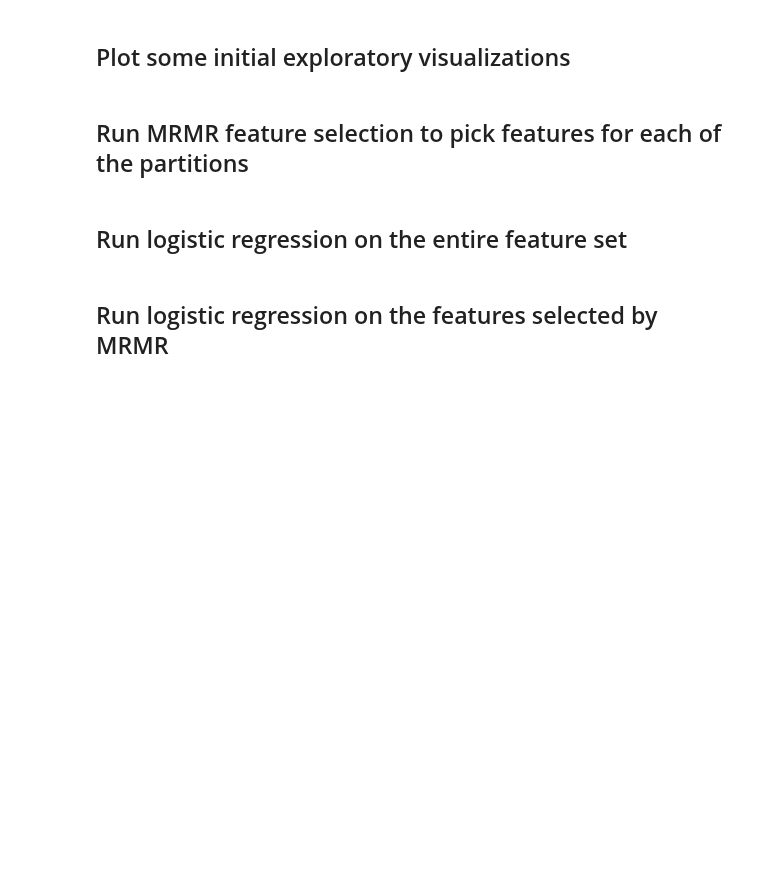
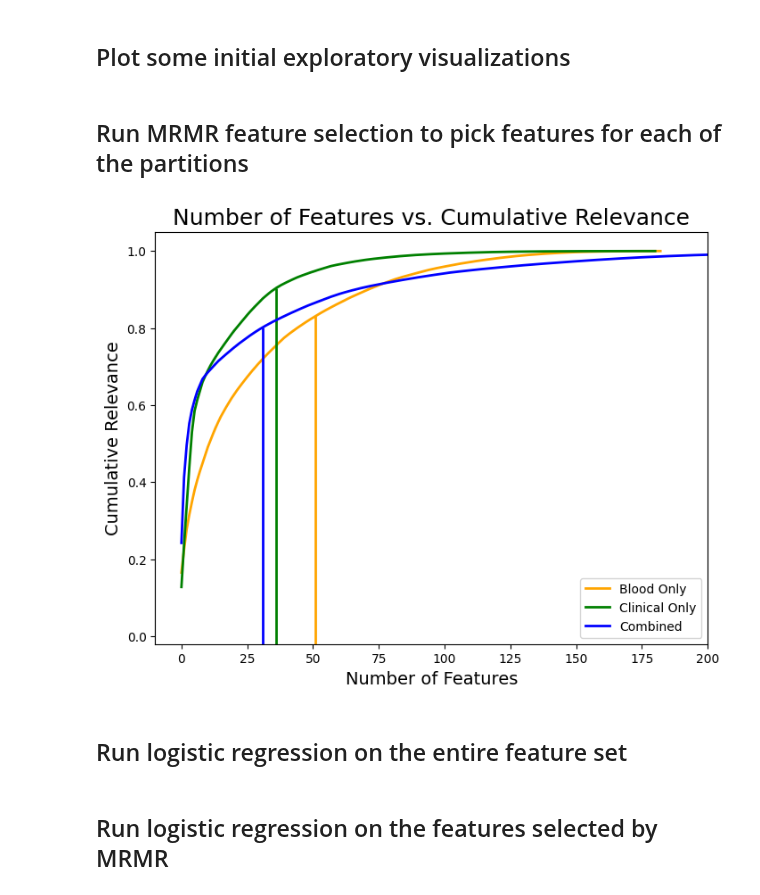
Before and after one commit to anusha1207/TARCC-Alzheimers, a Jupyter notebook: main.ipynb, the cells around one changed output. Drawn from its saved outputs; the diff is of its cells as text; code cells hidden in the pictures; blank space fills up the shorter version.

```diff
--- a/main.ipynb
+++ b/main.ipynb
@@ -58,11 +58,22 @@ plot_feature_against_diagnosis(
 # %% [markdown]
 ## Run MRMR feature selection to pick features for each of the partitions
 # %%
-blood_features, clinical_features, combined_features = plot_cutoffs(blood_only, clinical_only, combined)
+# import matplotlib.pyplot as plt
+# plt.rcParams["figure.dpi"] = 800
+blood_features, clinical_features, combined_features = plot_cutoffs(
+    blood_only,
+    clinical_only,
+    combined,
+    title="Number of Features vs. Cumulative Relevance",
+    xlabel="Number of Features",
+    ylabel="Cumulative Relevance"
+)
 blood_only_subset = blood_only[blood_features + [LABEL]]
 clinical_only_subset = clinical_only[clinical_features + [LABEL]]
 combined_subset = combined[combined_features + [LABEL]]
 clinical_only_subset_mci = clinical_only_mci[clinical_features + [LABEL]]
+# %% [output]
+[figure, added]
 # %% [markdown]
 ## Run logistic regression on the entire feature set
 # %%
```
Also changed, not shown: parts of 16 cells of this notebook, 2 other files.
